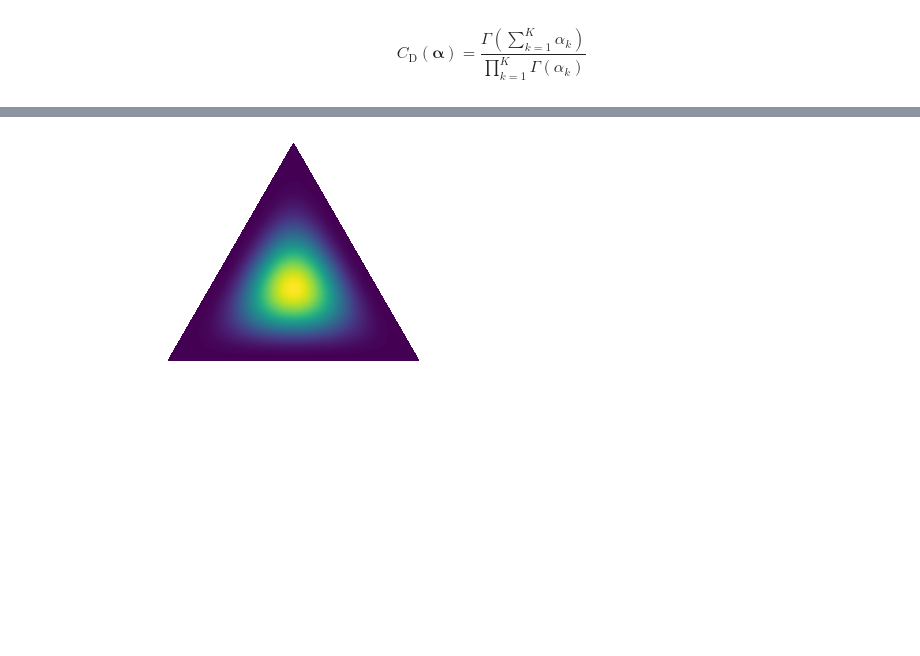
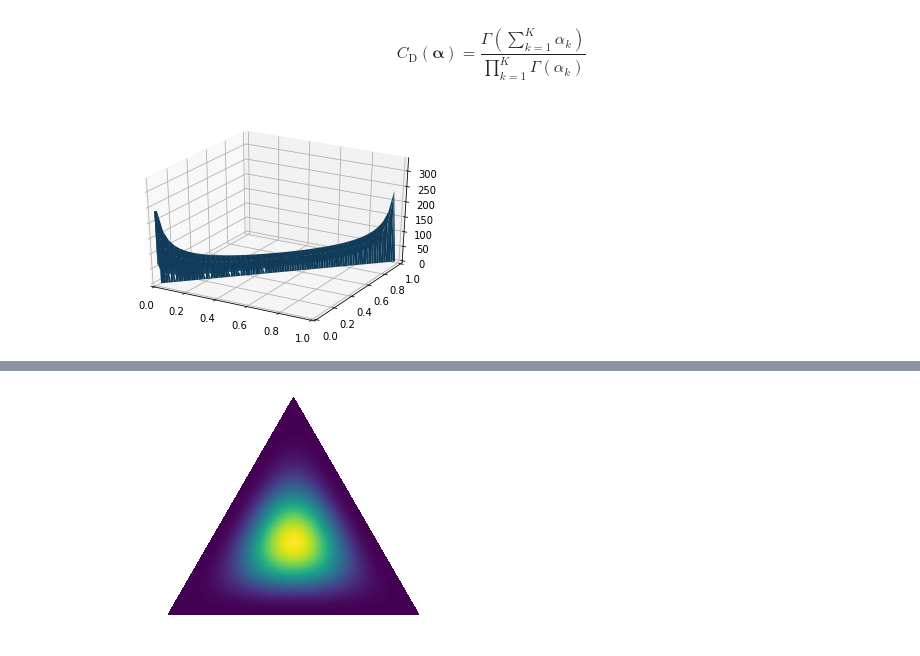
Before and after one commit to solisolid/Baysian_Basic, a Jupyter notebook: Chapter2/Lesson3 連続確率分布.ipynb, the cells around one changed output, grey strips where cells are left out. Cells and saved outputs as stored; diff of their text form; code cells hidden in the pictures; blank space fills up the shorter version.

```diff
--- a/Chapter2/Lesson3 連続確率分布.ipynb
+++ b/Chapter2/Lesson3 連続確率分布.ipynb
@@ -55,6 +55,8 @@ from scipy.special import gamma
 from mpl_toolkits.mplot3d import Axes3D
 
 def dirichlet_pdf(pi, alpha):
+    pi = np.array(pi)
+    alpha = np.array(alpha)
     if np.any(pi < 0) or np.any(pi > 1) or pi.sum()<0 or pi.sum()>1:
         return 0
     else:
@@ -64,7 +66,7 @@ def dirichlet_pdf(pi, alpha):
         return out
 
 def visual_dirichlet(alpha):
-    x = y = np.linspace(0, 1, 0.01)
+    x = y = np.linspace(0, 1, 100)
     x, y = np.meshgrid(x, y)
     x, y = x.ravel(), y.ravel()
 
@@ -74,13 +76,21 @@ def visual_dirichlet(alpha):
     Z = []
     for k in z:
         Z.append(dirichlet_pdf(k, alpha))
+    Z = np.array(Z)
 
     fig = plt.figure()
     ax = fig.add_subplot(111, projection='3d')
-    ax.scatter(x, y, Z)
+
+
+    x1 = y1 = np.linspace(0, 1, 100)
+    ax.plot_surface(x1, y1, Z.reshape(100,100))
     #ax.set_title("M =" + str(M) + ", " + "$\pi =$" + str(pi), fontsize=10)
     plt.xlim(0, 1)
     plt.ylim(0, 1)
     #ax.set_zlim3d(bottom=0, top=0.2)
     #ax.set_zticks(np.arange(0, 0.21, 0.05))
     plt.show()
+# %%
+visual_dirichlet([0.5, 0.5, 0.5])
+# %% [output]
+[figure, added]
```
Also changed, not shown: parts of 2 cells of this notebook.
